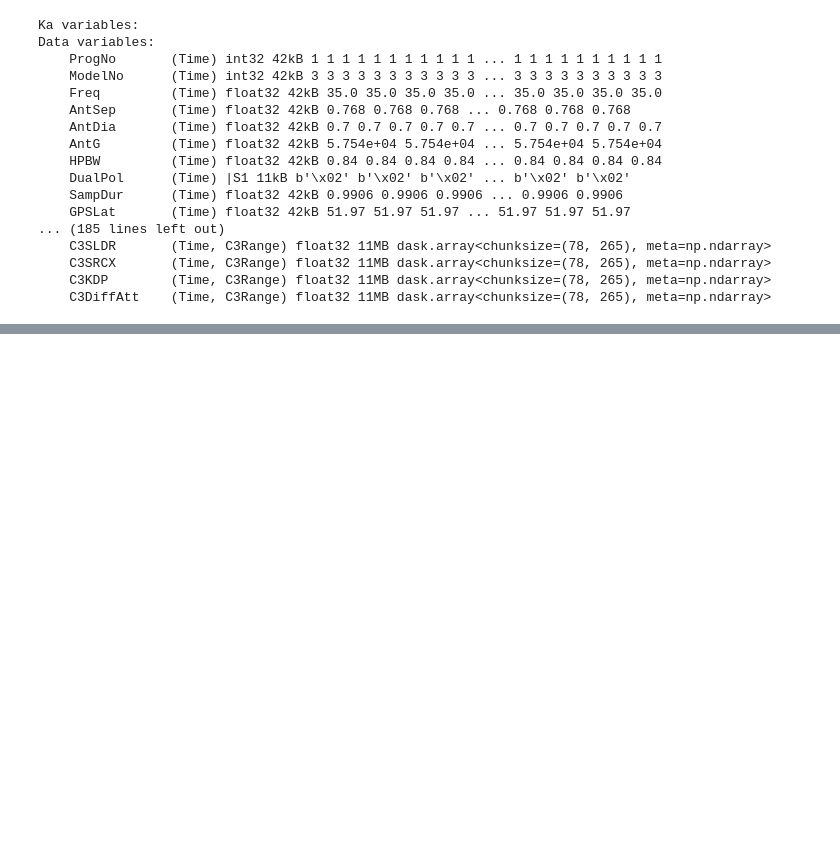
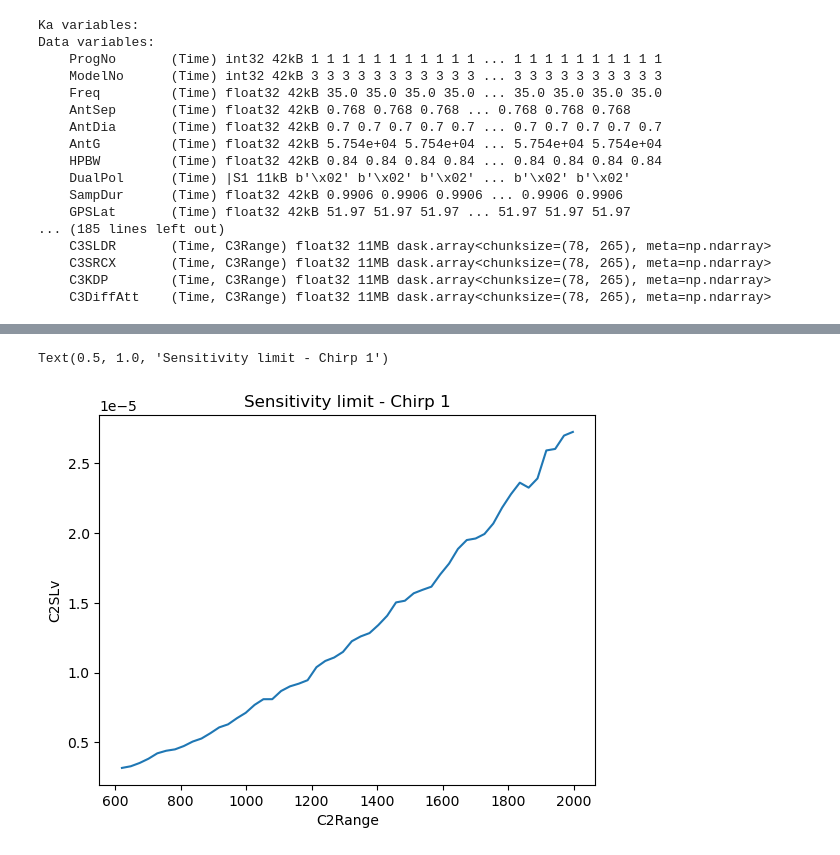
Before and after one commit to geronbreuergb-tech/dual_freq_radar_lwc, a Jupyter notebook: notebooks/02_align_w_ka.ipynb, the cells around one changed output, grey strips where cells are left out. Saved outputs shown, nothing was run; the diff lists cells and outputs as text; code cells hidden in the pictures; blank space fills up the shorter version.

```diff
--- a/notebooks/02_align_w_ka.ipynb
+++ b/notebooks/02_align_w_ka.ipynb
@@ -496,0 +552,6 @@ Data variables:
+# %%
+ds_w["C2SLv"].isel(Time=0).plot()
+plt.title("Sensitivity limit - Chirp 1")
+# %% [output]
+Text(0.5, 1.0, 'Sensitivity limit - Chirp 1')
+[figure, added]
```
Also changed, not shown: parts of 24 cells of this notebook, 1 other file.
